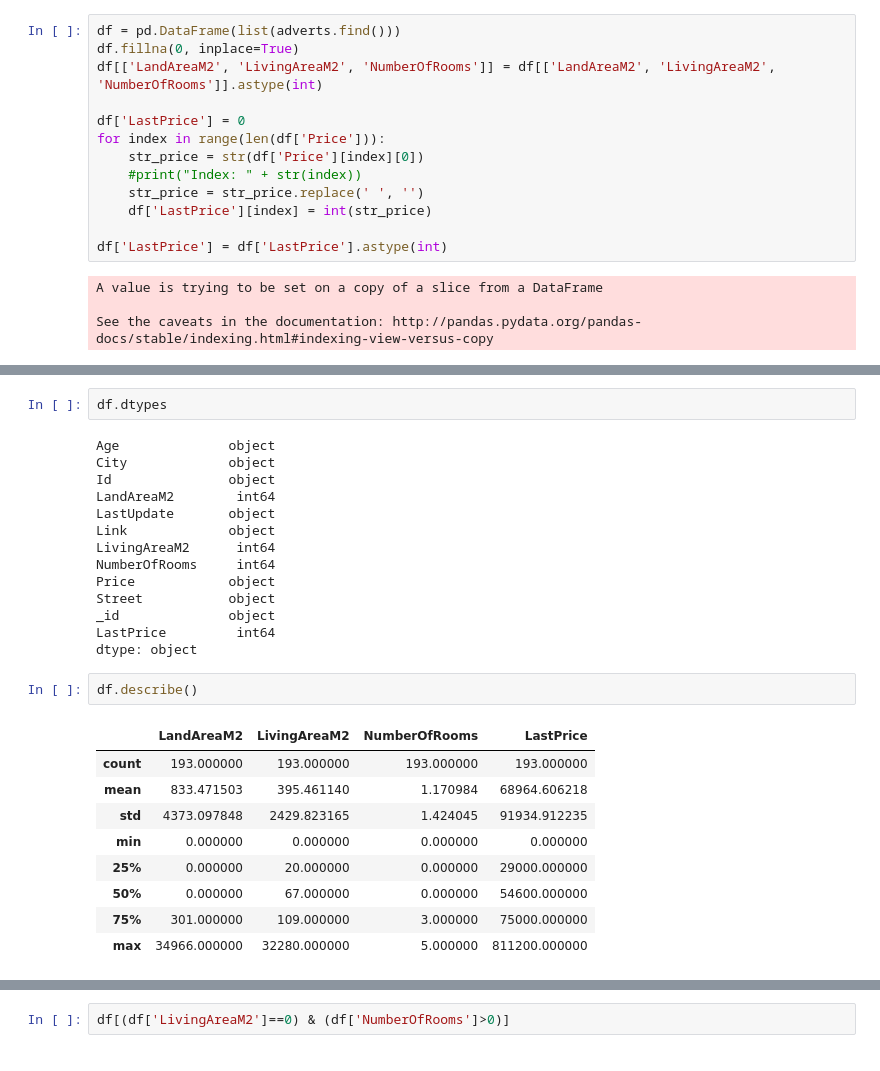
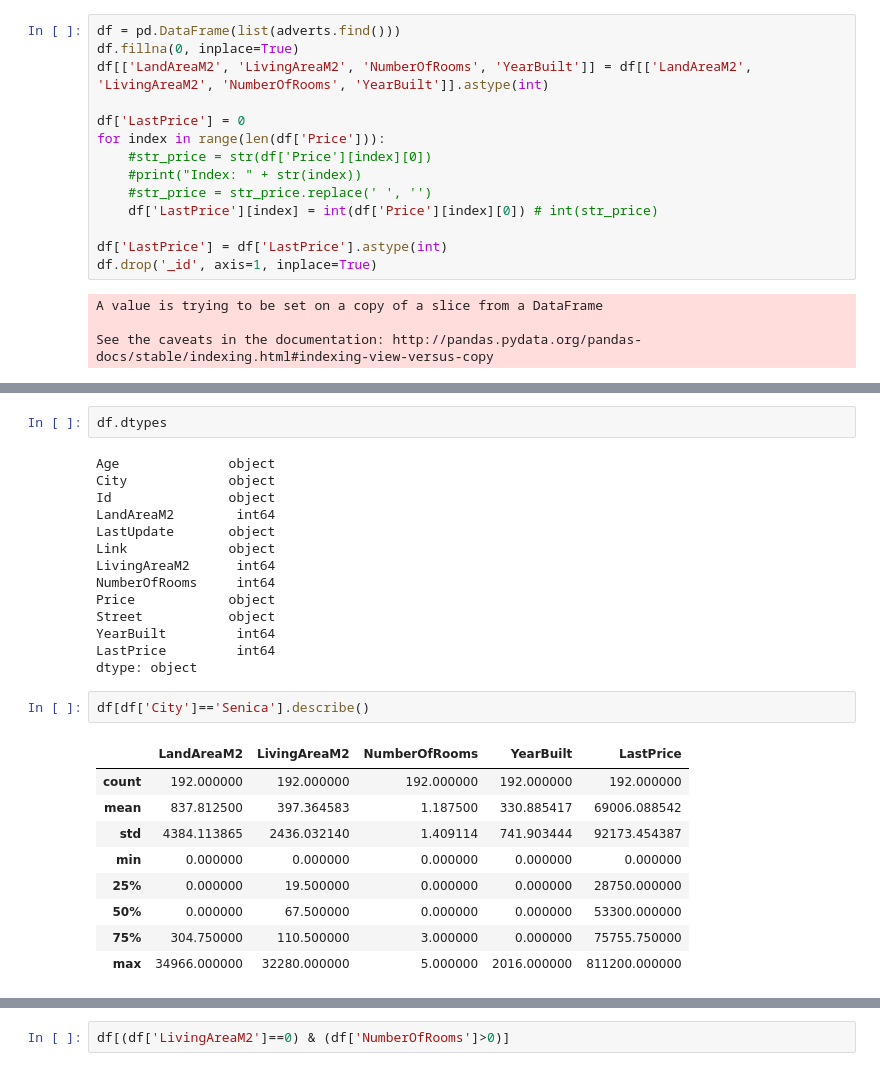
Before and after one commit to Scapogo/WebScraping, a Jupyter notebook: Jupyter/DataVisualisation.ipynb, the cells around one changed output, grey strips where cells are left out. Saved outputs shown, nothing was run; the diff lists cells and outputs as text.

Commit message:
yearbuilt field added, price doesn't have space between thousands and some fun i jupyter notebook

```diff
--- a/Jupyter/DataVisualisation.ipynb
+++ b/Jupyter/DataVisualisation.ipynb
@@ -17,16 +17,17 @@ df = pd.DataFrame(list(cursor), columns = adverts_fields)
 # %%
 df = pd.DataFrame(list(adverts.find()))
 df.fillna(0, inplace=True)
-df[['LandAreaM2', 'LivingAreaM2', 'NumberOfRooms']] = df[['LandAreaM2', 'LivingAreaM2', 'NumberOfRooms']].astype(int)
+df[['LandAreaM2', 'LivingAreaM2', 'NumberOfRooms', 'YearBuilt']] = df[['LandAreaM2', 'LivingAreaM2', 'NumberOfRooms', 'YearBuilt']].astype(int)
 
 df['LastPrice'] = 0
 for index in range(len(df['Price'])):
-    str_price = str(df['Price'][index][0])
+    #str_price = str(df['Price'][index][0])
     #print("Index: " + str(index))
-    str_price = str_price.replace(' ', '')
-    df['LastPrice'][index] = int(str_price)
+    #str_price = str_price.replace(' ', '')
+    df['LastPrice'][index] = int(df['Price'][index][0]) # int(str_price)
 
 df['LastPrice'] = df['LastPrice'].astype(int)
+df.drop('_id', axis=1, inplace=True)
 # %% [output]
 A value is trying to be set on a copy of a slice from a DataFrame
 
@@ -53,19 +54,19 @@ LivingAreaM2      int64
 NumberOfRooms     int64
 Price            object
 Street           object
-_id              object
+YearBuilt         int64
 LastPrice         int64
 dtype: object
 # %%
-df.describe()
+df[df['City']=='Senica'].describe()
 # %% [output]
-|  | LandAreaM2 | LivingAreaM2 | NumberOfRooms | LastPrice |
-| count | 193.000000 | 193.000000 | 193.000000 | 193.000000 |
-| mean | 833.471503 | 395.461140 | 1.170984 | 68964.606218 |
-| std | 4373.097848 | 2429.823165 | 1.424045 | 91934.912235 |
-| min | 0.000000 | 0.000000 | 0.000000 | 0.000000 |
-| 25% | 0.000000 | 20.000000 | 0.000000 | 29000.000000 |
-| 50% | 0.000000 | 67.000000 | 0.000000 | 54600.000000 |
-| 75% | 301.000000 | 109.000000 | 3.000000 | 75000.000000 |
-| max | 34966.000000 | 32280.000000 | 5.000000 | 811200.000000 |
+|  | LandAreaM2 | LivingAreaM2 | NumberOfRooms | YearBuilt | LastPrice |
+| count | 192.000000 | 192.000000 | 192.000000 | 192.000000 | 192.000000 |
+| mean | 837.812500 | 397.364583 | 1.187500 | 330.885417 | 69006.088542 |
+| std | 4384.113865 | 2436.032140 | 1.409114 | 741.903444 | 92173.454387 |
+| min | 0.000000 | 0.000000 | 0.000000 | 0.000000 | 0.000000 |
+| 25% | 0.000000 | 19.500000 | 0.000000 | 0.000000 | 28750.000000 |
+| 50% | 0.000000 | 67.500000 | 0.000000 | 0.000000 | 53300.000000 |
+| 75% | 304.750000 | 110.500000 | 3.000000 | 0.000000 | 75755.750000 |
+| max | 34966.000000 | 32280.000000 | 5.000000 | 2016.000000 | 811200.000000 |
 # %%
```
Also changed, not shown: parts of 4 cells of this notebook, 2 other files.
